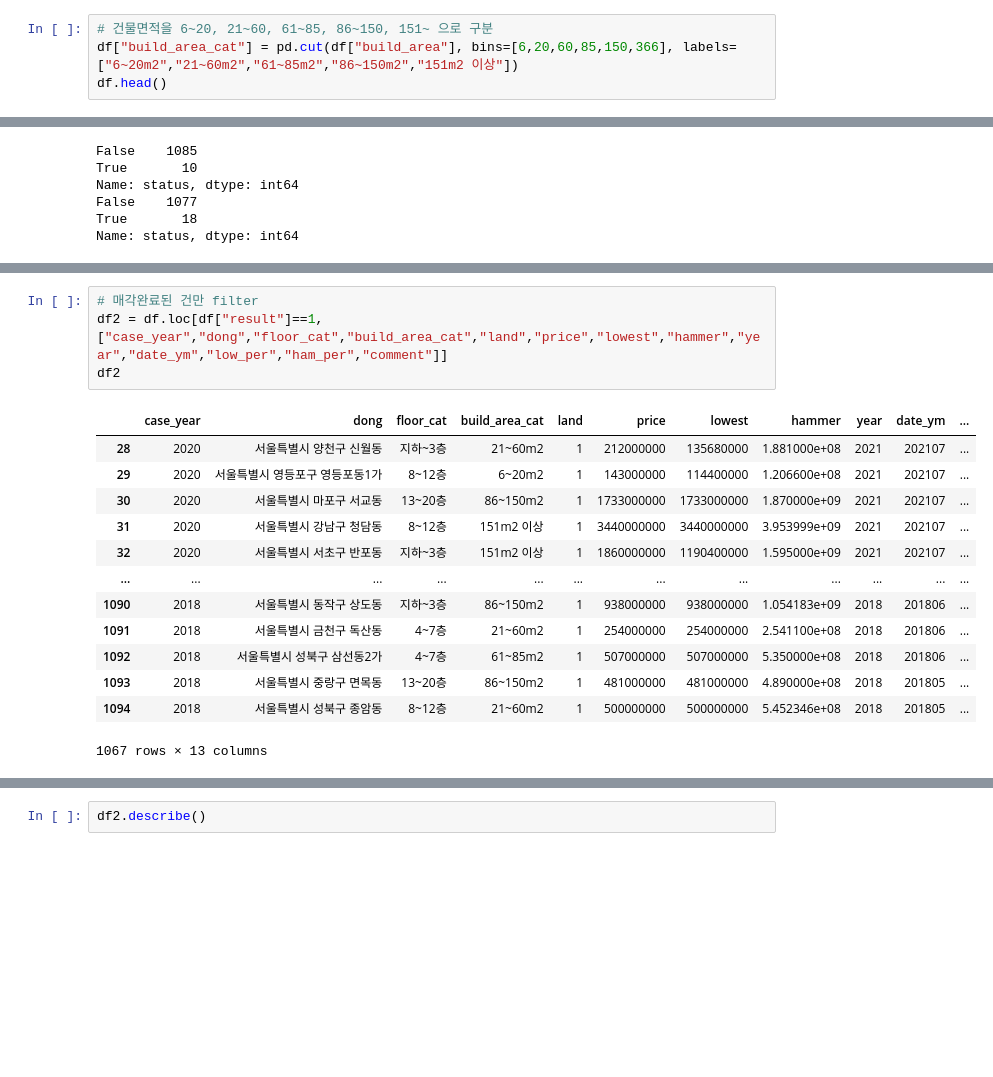
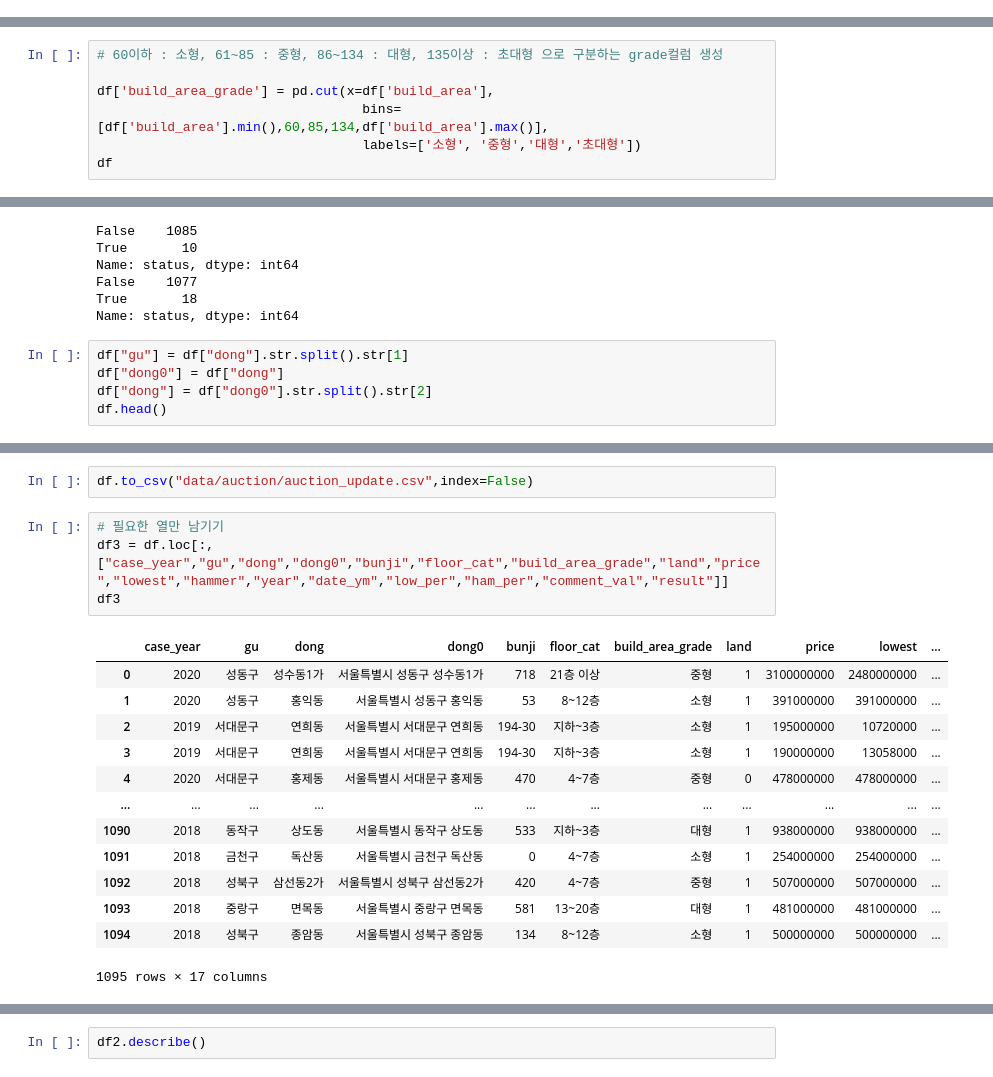
Before and after one commit to JinsolPark/final_project, a Jupyter notebook: jspark/02_데이터분석.ipynb, the cells around one changed output, grey strips where cells are left out. Drawn from its saved outputs; the diff is of its cells as text; blank space fills up the shorter version.

```diff
--- a/jspark/02_데이터분석.ipynb
+++ b/jspark/02_데이터분석.ipynb
@@ -248,7 +248,3 @@ df.build_area.hist()
 # %% [output]
 <AxesSubplot:>
 [figure]
-# %%
-# 건물면적을 6~20, 21~60, 61~85, 86~150, 151~ 으로 구분
-df["build_area_cat"] = pd.cut(df["build_area"], bins=[6,20,60,85,150,366], labels=["6~20m2","21~60m2","61~85m2","86~150m2","151m2 이상"])
-df.head()
@@ -262,0 +251,7 @@ df.head()
+# %%
+# 60이하 : 소형, 61~85 : 중형, 86~134 : 대형, 135이상 : 초대형 으로 구분하는 grade컬럼 생성
+
+df['build_area_grade'] = pd.cut(x=df['build_area'],
+                                  bins=[df['build_area'].min(),60,85,134,df['build_area'].max()],
+                                  labels=['소형', '중형','대형','초대형'])
+df
@@ -475,3 +509,8 @@ Name: status, dtype: int64
 False    1077
 True       18
 Name: status, dtype: int64
+# %%
+df["gu"] = df["dong"].str.split().str[1]
+df["dong0"] = df["dong"]
+df["dong"] = df["dong0"].str.split().str[2]
+df.head()
@@ -478,19 +525,21 @@ Name: status, dtype: int64
+# %%
+df.to_csv("data/auction/auction_update.csv",index=False)
 # %%
-# 매각완료된 건만 filter
-df2 = df.loc[df["result"]==1,["case_year","dong","floor_cat","build_area_cat","land","price","lowest","hammer","year","date_ym","low_per","ham_per","comment"]]
-df2
+# 필요한 열만 남기기
+df3 = df.loc[:,["case_year","gu","dong","dong0","bunji","floor_cat","build_area_grade","land","price","lowest","hammer","year","date_ym","low_per","ham_per","comment_val","result"]]
+df3
 # %% [output]
-|  | case_year | dong | floor_cat | build_area_cat | land | price | lowest | hammer | year | date_ym | ... |
-| 28 | 2020 | 서울특별시 양천구 신월동 | 지하~3층 | 21~60m2 | 1 | 212000000 | 135680000 | 1.881000e+08 | 2021 | 202107 | ... |
-| 29 | 2020 | 서울특별시 영등포구 영등포동1가 | 8~12층 | 6~20m2 | 1 | 143000000 | 114400000 | 1.206600e+08 | 2021 | 202107 | ... |
-| 30 | 2020 | 서울특별시 마포구 서교동 | 13~20층 | 86~150m2 | 1 | 1733000000 | 1733000000 | 1.870000e+09 | 2021 | 202107 | ... |
-| 31 | 2020 | 서울특별시 강남구 청담동 | 8~12층 | 151m2 이상 | 1 | 3440000000 | 3440000000 | 3.953999e+09 | 2021 | 202107 | ... |
-| 32 | 2020 | 서울특별시 서초구 반포동 | 지하~3층 | 151m2 이상 | 1 | 1860000000 | 1190400000 | 1.595000e+09 | 2021 | 202107 | ... |
+|  | case_year | gu | dong | dong0 | bunji | floor_cat | build_area_grade | land | price | lowest | ... |
+| 0 | 2020 | 성동구 | 성수동1가 | 서울특별시 성동구 성수동1가 | 718 | 21층 이상 | 중형 | 1 | 3100000000 | 2480000000 | ... |
+| 1 | 2020 | 성동구 | 홍익동 | 서울특별시 성동구 홍익동 | 53 | 8~12층 | 소형 | 1 | 391000000 | 391000000 | ... |
+| 2 | 2019 | 서대문구 | 연희동 | 서울특별시 서대문구 연희동 | 194-30 | 지하~3층 | 소형 | 1 | 195000000 | 10720000 | ... |
+| 3 | 2019 | 서대문구 | 연희동 | 서울특별시 서대문구 연희동 | 194-30 | 지하~3층 | 소형 | 1 | 190000000 | 13058000 | ... |
+| 4 | 2020 | 서대문구 | 홍제동 | 서울특별시 서대문구 홍제동 | 470 | 4~7층 | 중형 | 0 | 478000000 | 478000000 | ... |
 | ... | ... | ... | ... | ... | ... | ... | ... | ... | ... | ... | ... |
-| 1090 | 2018 | 서울특별시 동작구 상도동 | 지하~3층 | 86~150m2 | 1 | 938000000 | 938000000 | 1.054183e+09 | 2018 | 201806 | ... |
-| 1091 | 2018 | 서울특별시 금천구 독산동 | 4~7층 | 21~60m2 | 1 | 254000000 | 254000000 | 2.541100e+08 | 2018 | 201806 | ... |
-| 1092 | 2018 | 서울특별시 성북구 삼선동2가 | 4~7층 | 61~85m2 | 1 | 507000000 | 507000000 | 5.350000e+08 | 2018 | 201806 | ... |
-| 1093 | 2018 | 서울특별시 중랑구 면목동 | 13~20층 | 86~150m2 | 1 | 481000000 | 481000000 | 4.890000e+08 | 2018 | 201805 | ... |
-| 1094 | 2018 | 서울특별시 성북구 종암동 | 8~12층 | 21~60m2 | 1 | 500000000 | 500000000 | 5.452346e+08 | 2018 | 201805 | ... |
+| 1090 | 2018 | 동작구 | 상도동 | 서울특별시 동작구 상도동 | 533 | 지하~3층 | 대형 | 1 | 938000000 | 938000000 | ... |
+| 1091 | 2018 | 금천구 | 독산동 | 서울특별시 금천구 독산동 | 0 | 4~7층 | 소형 | 1 | 254000000 | 254000000 | ... |
+| 1092 | 2018 | 성북구 | 삼선동2가 | 서울특별시 성북구 삼선동2가 | 420 | 4~7층 | 중형 | 1 | 507000000 | 507000000 | ... |
+| 1093 | 2018 | 중랑구 | 면목동 | 서울특별시 중랑구 면목동 | 581 | 13~20층 | 대형 | 1 | 481000000 | 481000000 | ... |
+| 1094 | 2018 | 성북구 | 종암동 | 서울특별시 성북구 종암동 | 134 | 8~12층 | 소형 | 1 | 500000000 | 500000000 | ... |
-1067 rows × 13 columns
+1095 rows × 17 columns
 # %%
```
Also changed, not shown: parts of 26 cells of this notebook, 23 other files.
